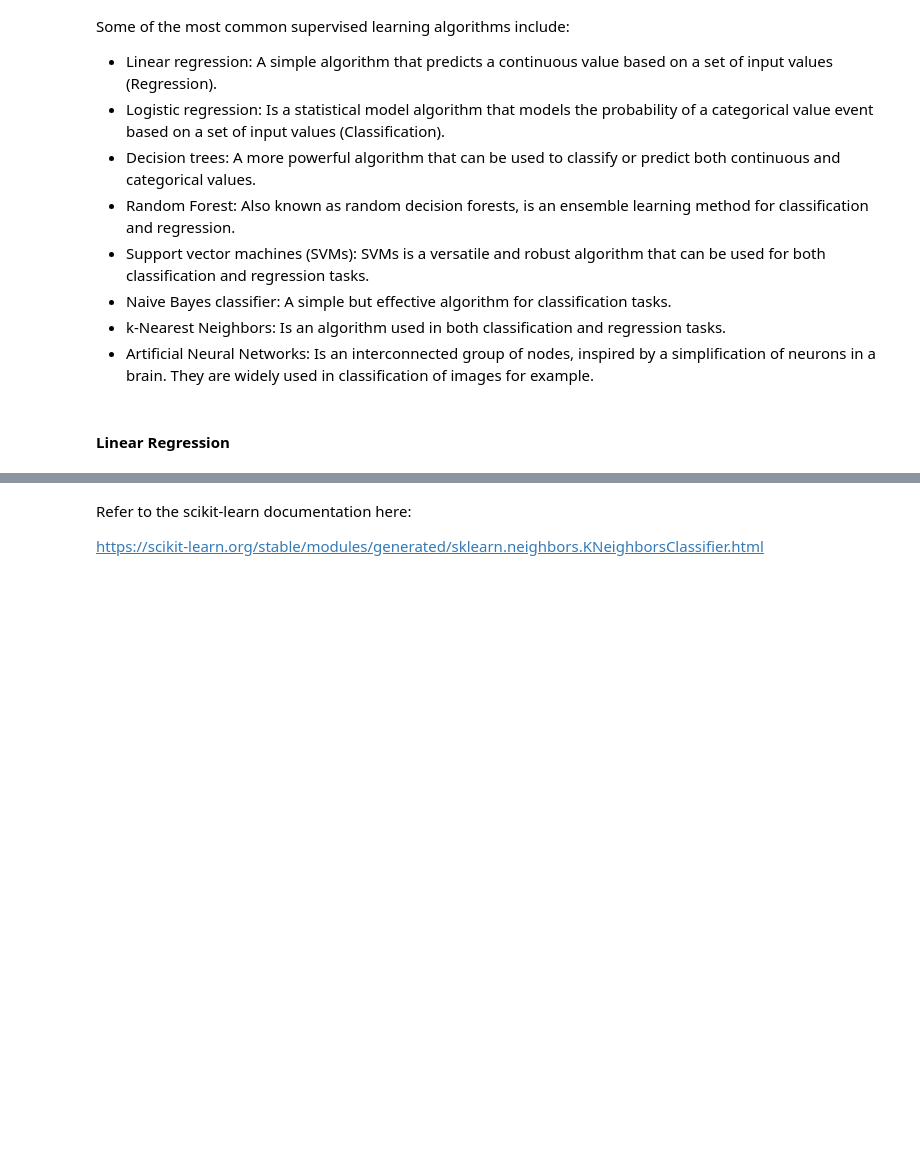
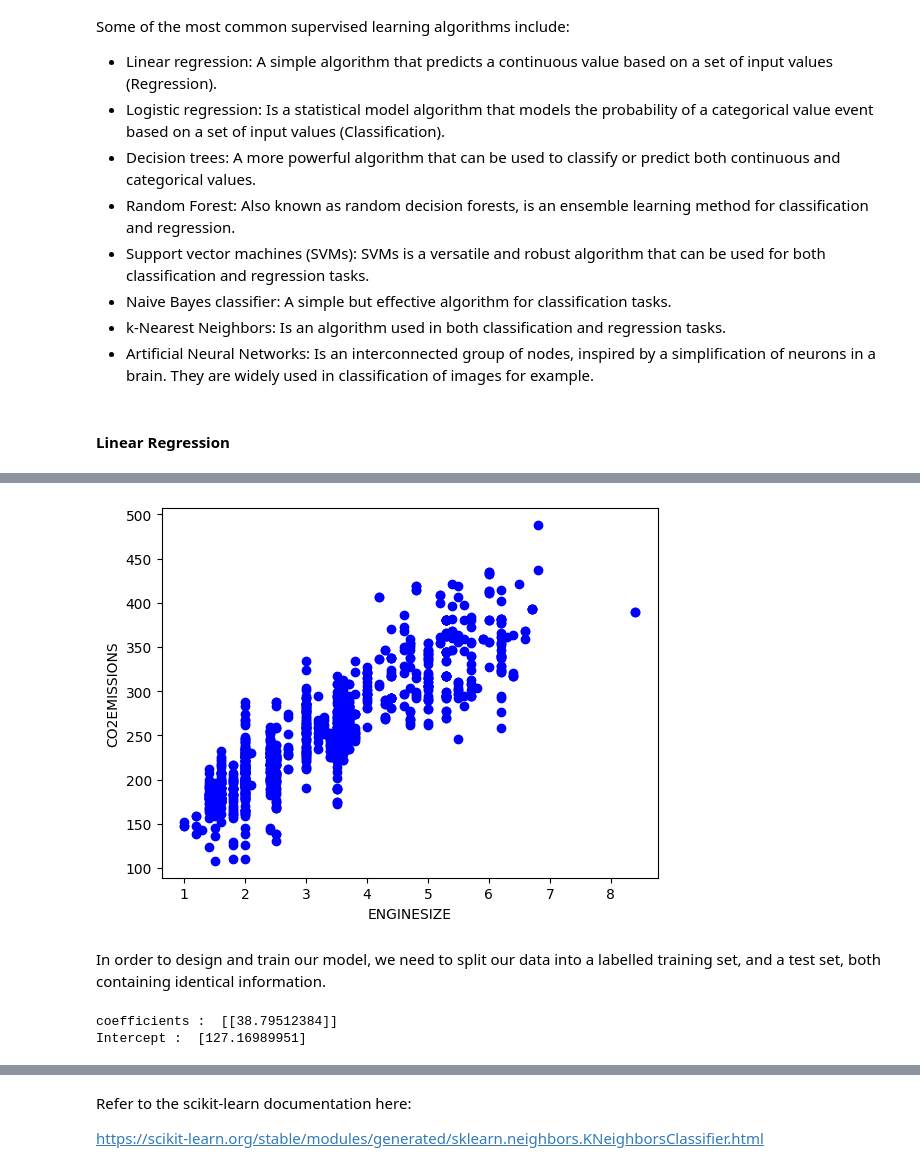
Before and after one commit to ua-datalab/Workshops, a Jupyter notebook: Machine_Learning_Basics_Scikit_learn_Unveiled/Machine_Learning_Basics_Scikit_learn_Unveiled.ipynb, the cells around one changed output, grey strips where cells are left out. Drawn from its saved outputs; the diff is of its cells as text; code cells hidden in the pictures; blank space fills up the shorter version.

```diff
--- a/Machine_Learning_Basics_Scikit_learn_Unveiled/Machine_Learning_Basics_Scikit_learn_Unveiled.ipynb
+++ b/Machine_Learning_Basics_Scikit_learn_Unveiled/Machine_Learning_Basics_Scikit_learn_Unveiled.ipynb
@@ -170,0 +173,12 @@ Some of the most common supervised learning algorithms include:
+# %%
+# Import required libraries:
+import pandas as pd
+import numpy as np
+import matplotlib.pyplot as plt
+from sklearn import linear_model
+
+
+# Read the CSV file :
+data = pd.read_csv("https://s3-api.us-geo.objectstorage.softlayer.net/cf-courses-data/CognitiveClass/ML0101ENv3/labs/FuelConsumptionCo2.csv")
+
+data.head()
@@ -170,0 +217,32 @@ Some of the most common supervised learning algorithms include:
+# %%
+# Let's select some features to explore more :
+data = data[["ENGINESIZE","CO2EMISSIONS"]]
+
+# PLOTTING ENGINESIZE vs CO2EMISSIONS:
+plt.scatter(data["ENGINESIZE"] , data["CO2EMISSIONS"] , color="blue")
+plt.xlabel("ENGINESIZE")
+plt.ylabel("CO2EMISSIONS")
+plt.show()
+# %% [output]
+[figure, added]
+# %% [markdown]
+In order to design and train our model, we need to split our data into a labelled training set, and a test set, both containing identical information.
+# %%
+# Generating training and testing data from our data:
+# We are using 80% data for training.
+train = data[:(int((len(data)*0.8)))] # The first 80% of data [0:852]
+test = data[(int((len(data)*0.8))):]  # The rest after the first 80% of data [853:1066]
+
+# Modeling:
+# Using sklearn package to model data :
+regr = linear_model.LinearRegression()     # Linear fit
+train_x = np.array(train[["ENGINESIZE"]])  # Train data 1st. column
+train_y = np.array(train[["CO2EMISSIONS"]]) # Train data 2nd. column
+regr.fit(train_x,train_y) # Fit using training data. Returns coeffs linear fit
+
+# The coefficients:
+print ("coefficients : ",regr.coef_) #Slope
+print ("Intercept : ",regr.intercept_) #Intercept
+# %% [output]
+coefficients :  [[38.79512384]]
+Intercept :  [127.16989951]
```
Also changed, not shown: parts of 17 cells of this notebook.
